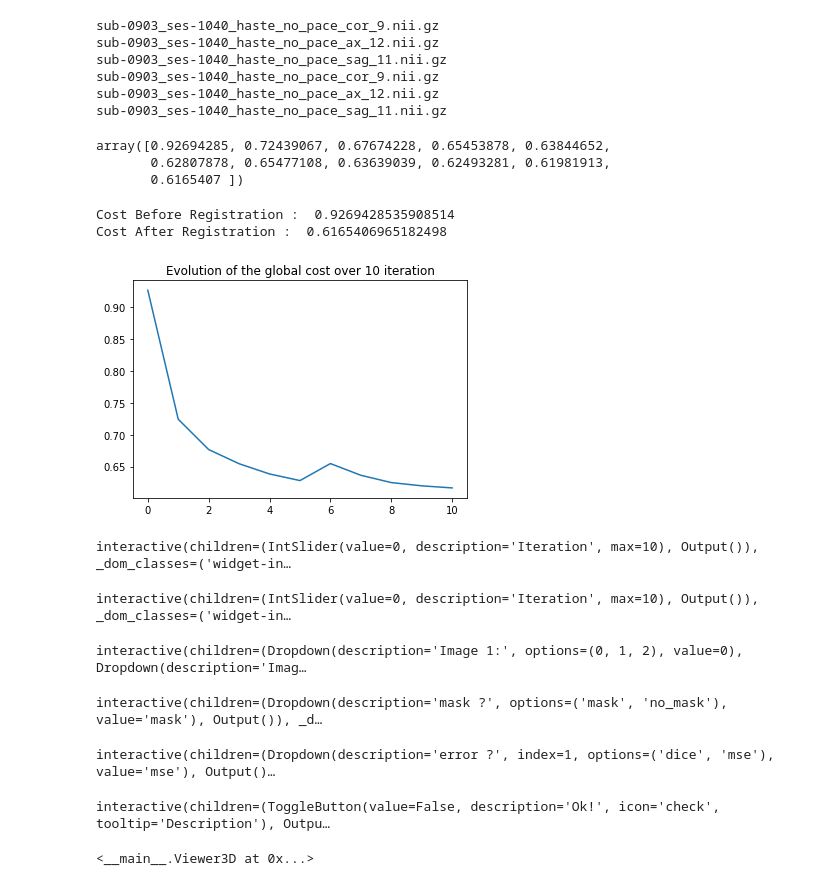
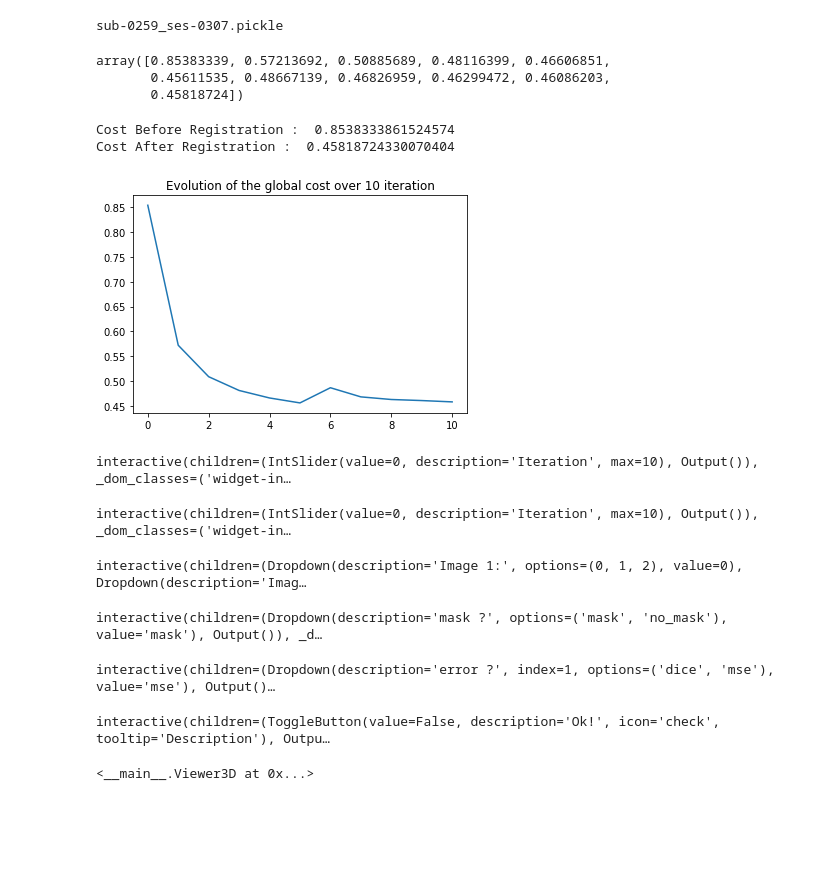
Before and after one commit to rousseau/pyrecon, a Jupyter notebook: 3Ddisplay_realdata.ipynb, the cells around one changed output. Cells and saved outputs as stored; diff of their text form; code cells hidden in the pictures; blank space fills up the shorter version.

```diff
--- a/3Ddisplay_realdata.ipynb
+++ b/3Ddisplay_realdata.ipynb
@@ -14,36 +15,20 @@ warnings.filterwarnings("ignore")
 
 #from kim_cm import
 # %%
-image_dir='../donnee/export_chloe/sub-0903_ses-1040/'
-mask_dir='../donnee/export_chloe/sub-0903_ses-1040/brain_masks/'
-res_dir='sub-0903_ses-1040/'
-
-filenames=[]; filenames_mask=[]
-for image in listdir(image_dir) :
-    if image!= 'brain_masks':
-        root, extension = splitext(image)
-        if(extension=='.gz'):
-            print(image)
-            filenames.append(image_dir + image)
-for mask in listdir(mask_dir) :
-    root, extension = splitext(mask)
-    if(extension=='.gz'):
-        print(mask)
-        filenames_mask.append(mask_dir + mask)
+dir_output='sub-0259_ses-0307'+'.pickle'
+print(dir_output)
+res=pickle.load(open(dir_output,'rb'))
+listimages=res['listimages']
+listmask=res['listmask']
 
 listSlice=[]
-for i in range(len(filenames)):
-        im, inmask = loadimages(filenames[i], filenames_mask[i])
+for i in range(len(listimages)):
+        im, inmask = loadimages(listimages[i], listmask[i])
         datamask = inmask.get_fdata().squeeze()
         mask = nib.Nifti1Image(datamask, inmask.affine)
         loadSlice(im, mask, listSlice, i)
 # %% [output]
-sub-0903_ses-1040_haste_no_pace_cor_9.nii.gz
-sub-0903_ses-1040_haste_no_pace_ax_12.nii.gz
-sub-0903_ses-1040_haste_no_pace_sag_11.nii.gz
-sub-0903_ses-1040_haste_no_pace_cor_9.nii.gz
-sub-0903_ses-1040_haste_no_pace_ax_12.nii.gz
-sub-0903_ses-1040_haste_no_pace_sag_11.nii.gz
+sub-0259_ses-0307.pickle
 # %%
 class Viewer3D:
     """
@@ -75,21 +60,21 @@ class Viewer3D:
         self.numImg2 = 0
         self.error = 'mse'
 
-        self.ErrorEvolution = np.load(data + 'ErrorEvolution.npz')['arr_0'] #0
-        self.DiceEvolution = np.load(data + 'DiceEvolution.npz')['arr_0']
+        self.ErrorEvolution =res['ErrorEvolution'] #= np.load(data + 'ErrorEvolution.npz')['arr_0'] #0
+        self.DiceEvolution =res['DiceEvolution'] #= np.load(data + 'DiceEvolution.npz')['arr_0']
 
         self.nbit = len(self.ErrorEvolution)
         display(self.ErrorEvolution)
 
-        self.EvolutionGridError = np.load(data + 'EvolutionGridError.npz')['arr_0']
+        self.EvolutionGridError = res['EvolutionGridError'] #np.load(data + 'EvolutionGridError.npz')['arr_0']
 
-        self.EvolutionGridNbpoint = np.load(data + 'EvolutionGridNbpoint.npz')['arr_0']
+        self.EvolutionGridNbpoint = res['EvolutionGridNbpoint'] #np.load(data + 'EvolutionGridNbpoint.npz')['arr_0']
 
-        self.EvolutionGridInter=np.load(data + 'EvolutionGridInter.npz')['arr_0']
+        self.EvolutionGridInter= res['EvolutionGridInter'] #np.load(data + 'EvolutionGridInter.npz')['arr_0']
 
-        self.EvolutionGridUnion=np.load(data + 'EvolutionGridUnion.npz')['arr_0']
+        self.EvolutionGridUnion= res['EvolutionGridUnion'] #np.load(data + 'EvolutionGridUnion.npz')['arr_0']
 
-        self.EvolutionParameters = np.load(data + 'EvolutionParameters.npz')['arr_0']
+        self.EvolutionParameters = res['EvolutionParameters'] #np.load(data + 'EvolutionParameters.npz')['arr_0']
 
         self.iImg1 = 0
         self.iImg2 = 0
@@ -529,14 +514,14 @@ class Viewer3D:
 # %%
 #Viewer3D(img1,mask1,img2,mask2,img3,mask3,data)
 # %%
-Viewer3D(listSlice,res_dir)
+Viewer3D(listSlice,dir_output)
 # %% [output]
-array([0.92694285, 0.72439067, 0.67674228, 0.65453878, 0.63844652,
-       0.62807878, 0.65477108, 0.63639039, 0.62493281, 0.61981913,
-       0.6165407 ])
+array([0.85383339, 0.57213692, 0.50885689, 0.48116399, 0.46606851,
+       0.45611535, 0.48667139, 0.46826959, 0.46299472, 0.46086203,
+       0.45818724])
-Cost Before Registration :  0.9269428535908514
-Cost After Registration :  0.6165406965182498
+Cost Before Registration :  0.8538333861524574
+Cost After Registration :  0.45818724330070404
-[figure, old version]
+[figure, new version]
 interactive(children=(IntSlider(value=0, description='Iteration', max=10), Output()), _dom_classes=('widget-in…
 interactive(children=(IntSlider(value=0, description='Iteration', max=10), Output()), _dom_classes=('widget-in…
 interactive(children=(Dropdown(description='Image 1:', options=(0, 1, 2), value=0), Dropdown(description='Imag…
```
Also changed, not shown: parts of 1 cell of this notebook, 1 other file.
